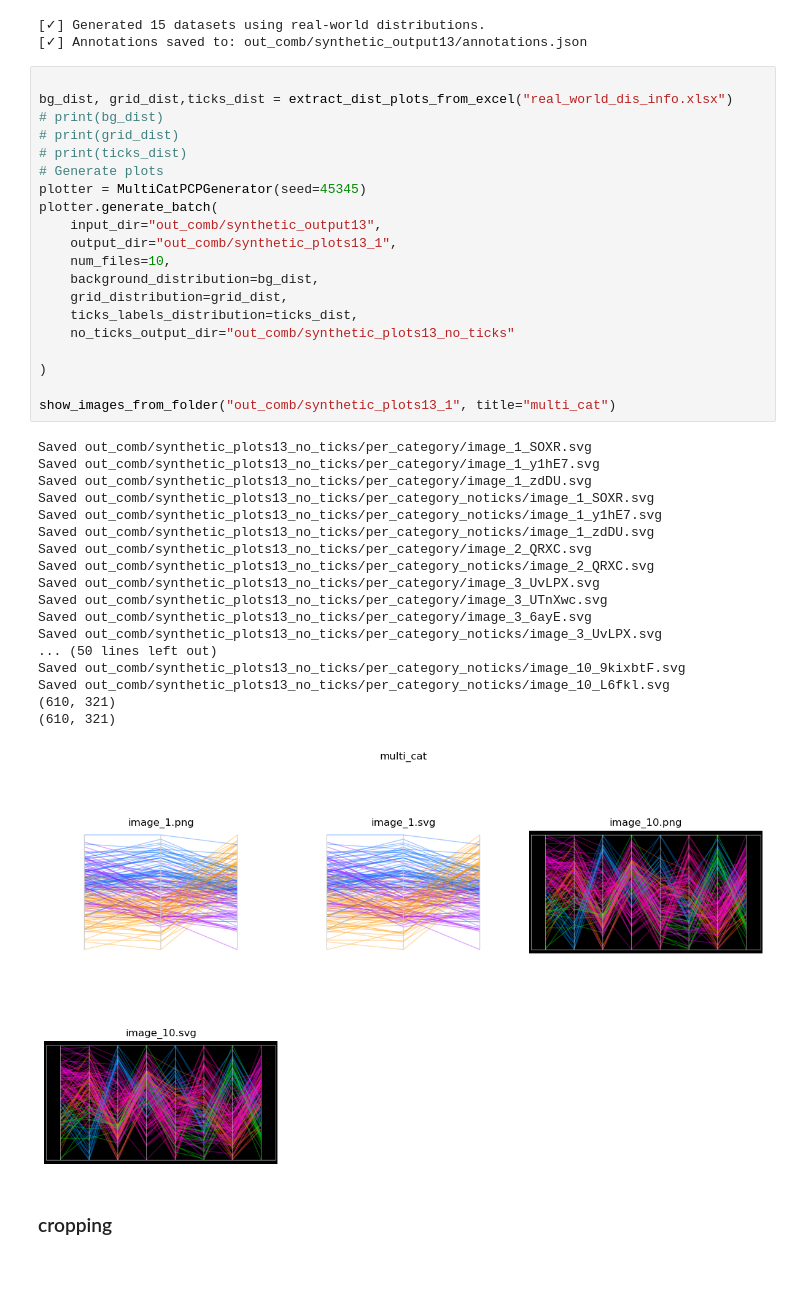
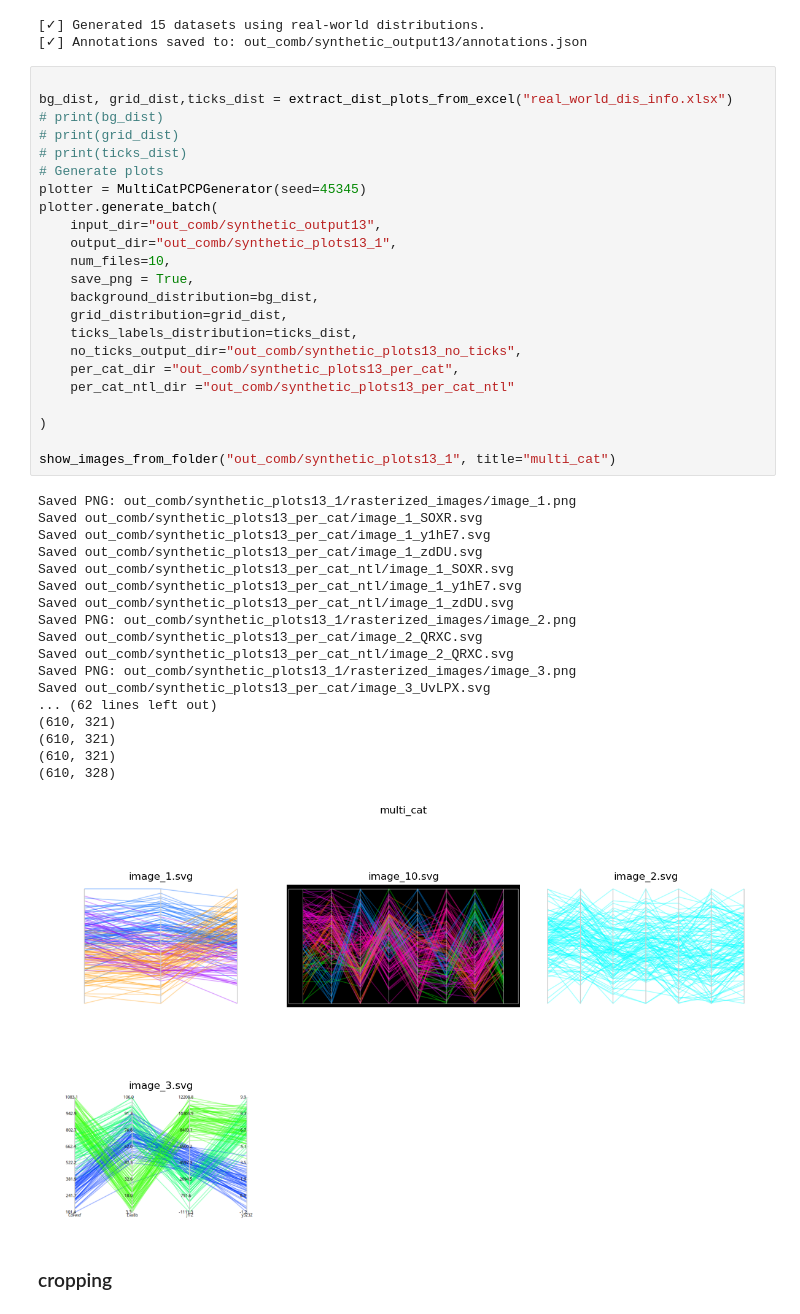
Before and after one commit to poonam2308/PaCoNet, a Jupyter notebook: notebooks/test_visualization.ipynb, the cells around one changed output. Cells and saved outputs as stored; diff of their text form; blank space fills up the shorter version.

```diff
--- a/notebooks/test_visualization.ipynb
+++ b/notebooks/test_visualization.ipynb
@@ -110,42 +110,45 @@ dgen.generate_synthetic_datasets_from_distributions(
 # %%
 
 bg_dist, grid_dist,ticks_dist = extract_dist_plots_from_excel("real_world_dis_info.xlsx")
 # print(bg_dist)
 # print(grid_dist)
 # print(ticks_dist)
 # Generate plots
 plotter = MultiCatPCPGenerator(seed=45345)
 plotter.generate_batch(
     input_dir="out_comb/synthetic_output13",
     output_dir="out_comb/synthetic_plots13_1",
     num_files=10,
+    save_png = True,
     background_distribution=bg_dist,
     grid_distribution=grid_dist,
     ticks_labels_distribution=ticks_dist,
-    no_ticks_output_dir="out_comb/synthetic_plots13_no_ticks"
+    no_ticks_output_dir="out_comb/synthetic_plots13_no_ticks",
+    per_cat_dir ="out_comb/synthetic_plots13_per_cat",
+    per_cat_ntl_dir ="out_comb/synthetic_plots13_per_cat_ntl"
 
 )
 
 show_images_from_folder("out_comb/synthetic_plots13_1", title="multi_cat")
 # %% [output]
-Saved out_comb/synthetic_plots13_no_ticks/per_category/image_1_SOXR.svg
-Saved out_comb/synthetic_plots13_no_ticks/per_category/image_1_y1hE7.svg
-Saved out_comb/synthetic_plots13_no_ticks/per_category/image_1_zdDU.svg
-Saved out_comb/synthetic_plots13_no_ticks/per_category_noticks/image_1_SOXR.svg
-Saved out_comb/synthetic_plots13_no_ticks/per_category_noticks/image_1_y1hE7.svg
-Saved out_comb/synthetic_plots13_no_ticks/per_category_noticks/image_1_zdDU.svg
-Saved out_comb/synthetic_plots13_no_ticks/per_category/image_2_QRXC.svg
-Saved out_comb/synthetic_plots13_no_ticks/per_category_noticks/image_2_QRXC.svg
-Saved out_comb/synthetic_plots13_no_ticks/per_category/image_3_UvLPX.svg
-Saved out_comb/synthetic_plots13_no_ticks/per_category/image_3_UTnXwc.svg
-Saved out_comb/synthetic_plots13_no_ticks/per_category/image_3_6ayE.svg
-Saved out_comb/synthetic_plots13_no_ticks/per_category_noticks/image_3_UvLPX.svg
-... (50 lines left out)
-Saved out_comb/synthetic_plots13_no_ticks/per_category_noticks/image_10_9kixbtF.svg
-Saved out_comb/synthetic_plots13_no_ticks/per_category_noticks/image_10_L6fkl.svg
+Saved PNG: out_comb/synthetic_plots13_1/rasterized_images/image_1.png
+Saved out_comb/synthetic_plots13_per_cat/image_1_SOXR.svg
+Saved out_comb/synthetic_plots13_per_cat/image_1_y1hE7.svg
+Saved out_comb/synthetic_plots13_per_cat/image_1_zdDU.svg
+Saved out_comb/synthetic_plots13_per_cat_ntl/image_1_SOXR.svg
+Saved out_comb/synthetic_plots13_per_cat_ntl/image_1_y1hE7.svg
+Saved out_comb/synthetic_plots13_per_cat_ntl/image_1_zdDU.svg
+Saved PNG: out_comb/synthetic_plots13_1/rasterized_images/image_2.png
+Saved out_comb/synthetic_plots13_per_cat/image_2_QRXC.svg
+Saved out_comb/synthetic_plots13_per_cat_ntl/image_2_QRXC.svg
+Saved PNG: out_comb/synthetic_plots13_1/rasterized_images/image_3.png
+Saved out_comb/synthetic_plots13_per_cat/image_3_UvLPX.svg
+... (62 lines left out)
 (610, 321)
 (610, 321)
+(610, 321)
+(610, 328)
-[figure, old version]
+[figure, new version]
 # %% [markdown]
 ### cropping
 # %%
```
Also changed, not shown: parts of 2 cells of this notebook, 3 other files.
